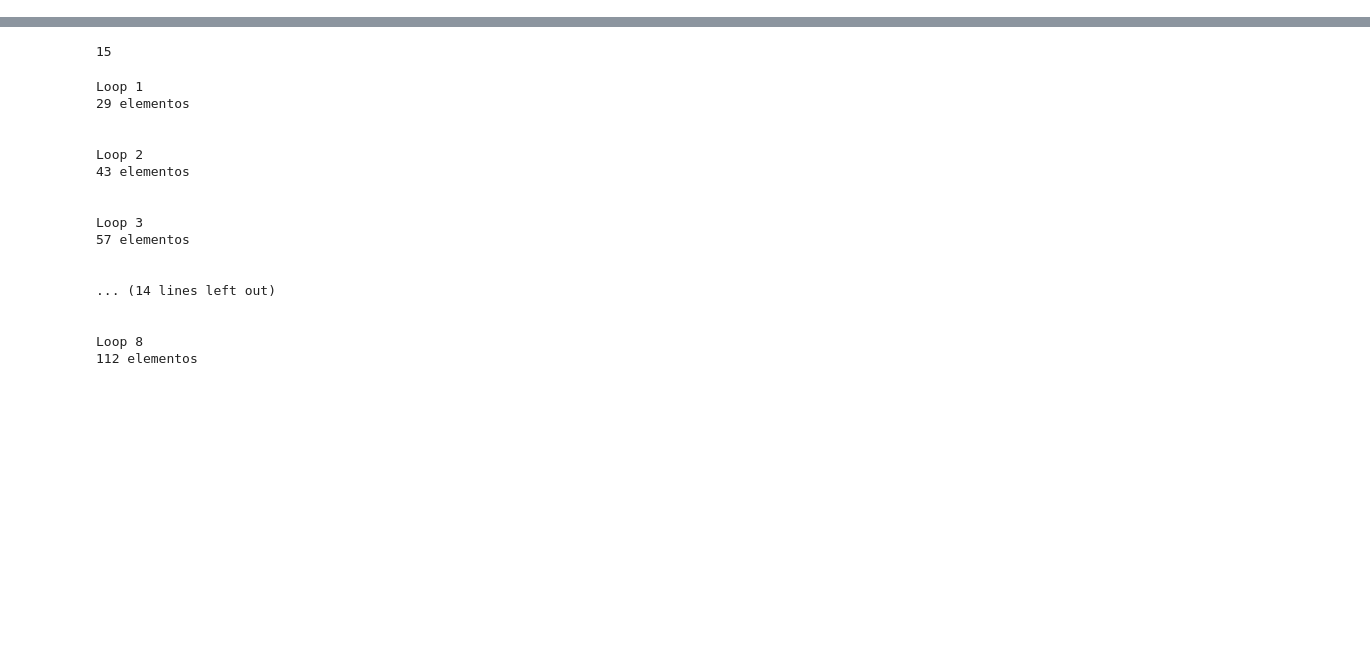
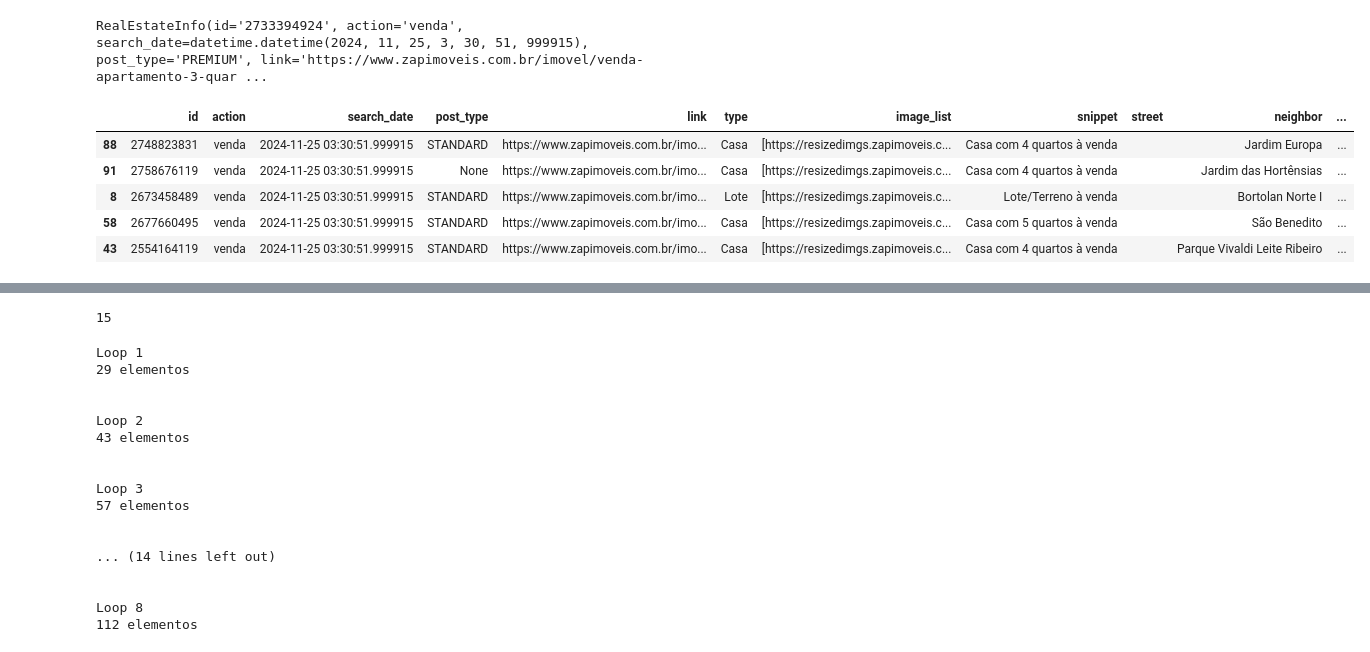
Before and after one commit to emdemor/pc_zap_scrapper, a Jupyter notebook: notebooks/_playwright.ipynb, the cells around one changed output, grey strips where cells are left out. Drawn from its saved outputs; the diff is of its cells as text; code cells hidden in the pictures; blank space fills up the shorter version.

```diff
--- a/notebooks/_playwright.ipynb
+++ b/notebooks/_playwright.ipynb
@@ -0,0 +317,14 @@
+# %%
+%%time
+
+action = "venda"
+localization = "mg+pocos-de-caldas"
+type = "imoveis"
+page = 21
+
+search_date = datetime.now()
+
+html_page = asyncio.run(scrape_zap_imoveis_page(action, type, localization, page))
+soup = BeautifulSoup(html_page, "html.parser")
+divs = soup.find_all("div", attrs={"data-position": True})
+print(f"{len(divs)} elementos\n\n")
@@ -0,0 +349,18 @@
+# %%
+div = divs[4]
+get_sale_info_from_div(div, search_date=search_date)
+# %% [output]
+RealEstateInfo(id='2733394924', action='venda', search_date=datetime.datetime(2024, 11, 25, 3, 30, 51, 999915), post_type='PREMIUM', link='https://www.zapimoveis.com.br/imovel/venda-apartamento-3-quar ...
+# %%
+import pandas as pd
+estate_info = [get_sale_info_from_div(div, search_date).model_dump() for div in divs]
+df = pd.DataFrame(estate_info)
+sample = df.sample(5)
+sample
+# %% [output]
+|  | id | action | search_date | post_type | link | type | image_list | snippet | street | neighbor | ... |
+| 88 | 2748823831 | venda | 2024-11-25 03:30:51.999915 | STANDARD | https://www.zapimoveis.com.br/imo... | Casa | [https://resizedimgs.zapimoveis.c... | Casa com 4 quartos à venda |  | Jardim Europa | ... |
+| 91 | 2758676119 | venda | 2024-11-25 03:30:51.999915 | None | https://www.zapimoveis.com.br/imo... | Casa | [https://resizedimgs.zapimoveis.c... | Casa com 4 quartos à venda |  | Jardim das Hortênsias | ... |
+| 8 | 2673458489 | venda | 2024-11-25 03:30:51.999915 | STANDARD | https://www.zapimoveis.com.br/imo... | Lote | [https://resizedimgs.zapimoveis.c... | Lote/Terreno à venda |  | Bortolan Norte I | ... |
+| 58 | 2677660495 | venda | 2024-11-25 03:30:51.999915 | STANDARD | https://www.zapimoveis.com.br/imo... | Casa | [https://resizedimgs.zapimoveis.c... | Casa com 5 quartos à venda |  | São Benedito | ... |
+| 43 | 2554164119 | venda | 2024-11-25 03:30:51.999915 | STANDARD | https://www.zapimoveis.com.br/imo... | Casa | [https://resizedimgs.zapimoveis.c... | Casa com 4 quartos à venda |  | Parque Vivaldi Leite Ribeiro | ... |
```
Also changed, not shown: parts of 18 cells of this notebook.
